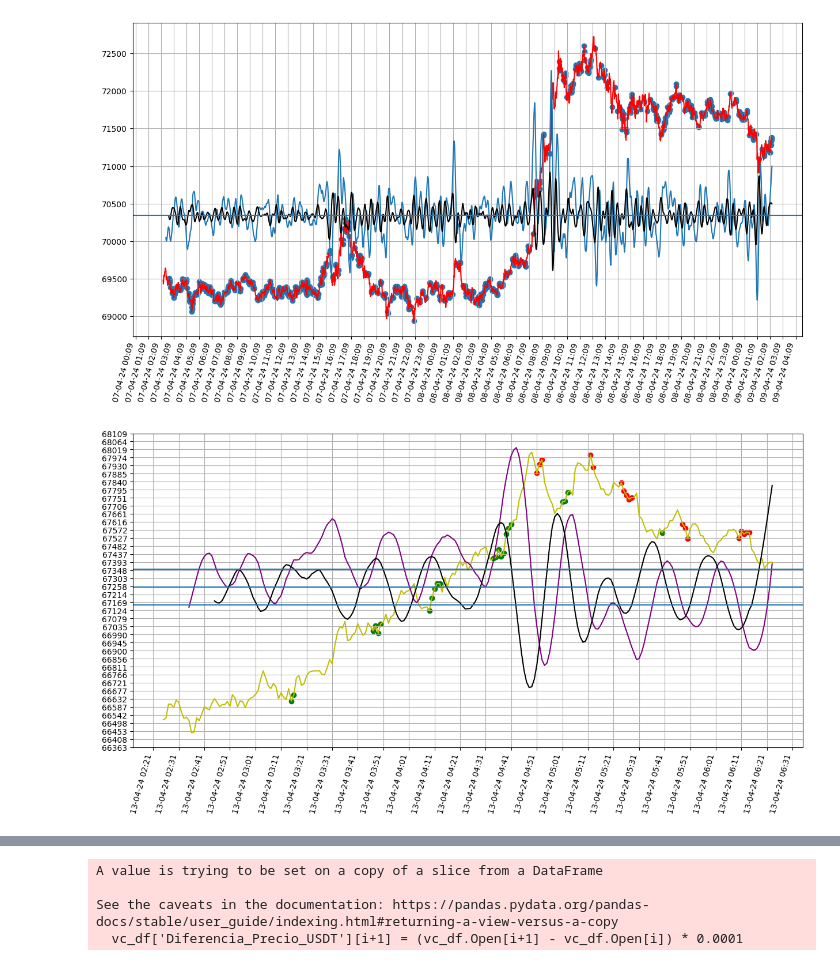
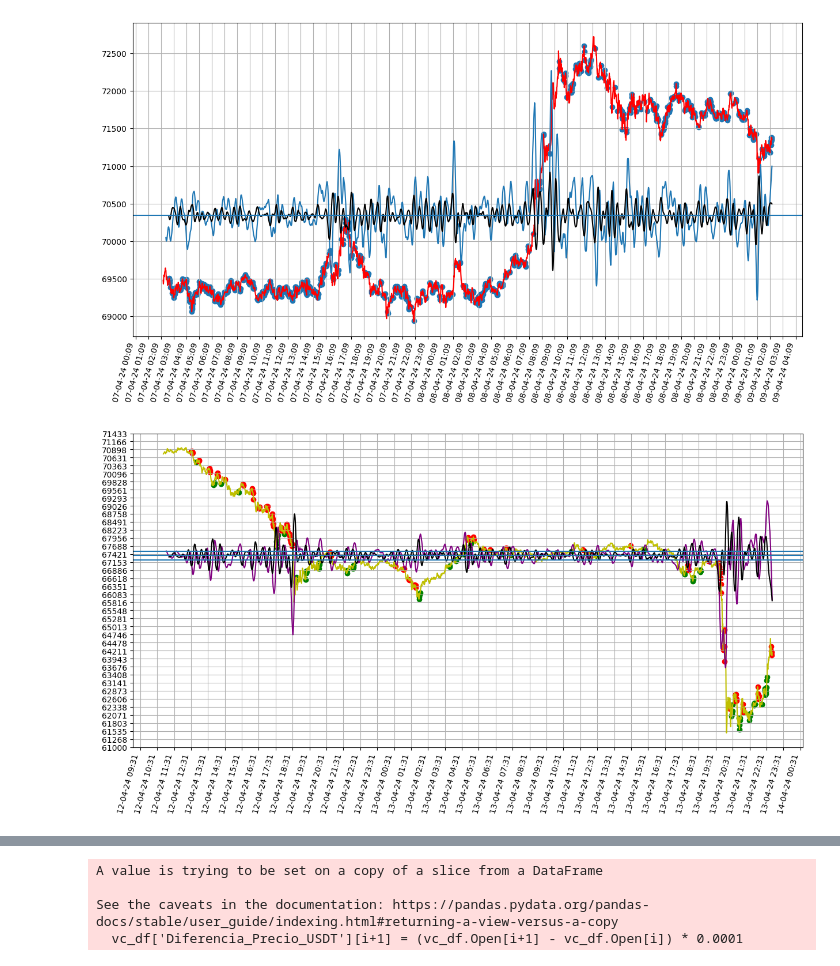
Before and after one commit to Tinmarian/tradingbot, a Jupyter notebook: cristian/scripts/analisis_estrategia_histdata.ipynb, the cells around one changed output, grey strips where cells are left out. Saved outputs shown, nothing was run; the diff lists cells and outputs as text; code cells hidden in the pictures.

```diff
--- a/cristian/scripts/analisis_estrategia_histdata.ipynb
+++ b/cristian/scripts/analisis_estrategia_histdata.ipynb
@@ -140,7 +140,7 @@ while True:
     ##################################################################################################################################
     # Descarga y limpieza de datos de X días atrás a hoy.
     ##################################################################################################################################
-    recent_data = pd.DataFrame(client.get_historical_klines('BTCTUSD','1m','4 hours ago UTC'))
+    recent_data = pd.DataFrame(client.get_historical_klines('BTCTUSD','1m',' 36 hours ago UTC'))
     recent_data = recent_data.iloc[:,:6]
     recent_data.columns = ['Tiempo','Open','High','Low','Close','Volume']
     recent_data['Tiempo'] = pd.to_datetime(recent_data.Tiempo,unit='ms')
@@ -218,35 +218,35 @@ while True:
     #             del lista[idx]
 
     ######################################################################
     # Ahora ya podemos visualizar los resultados con el siguiente código.
     ######################################################################
     mp = recent_data.Open[initial_date_index:final_date_index].mean()
     plt.figure(figsize=(15,8))
     plt.plot(recent_data.Tiempo[initial_date_index - rango:final_date_index + rango],recent_data.Open[initial_date_index - rango:final_date_index + rango].multiply(1),color='y')
     plt.plot(recent_data.Tiempo[initial_date_index:final_date_index],recent_data.PD_Interpolacion[initial_date_index:final_date_index].multiply(1000)+mp,'purple')
     plt.plot(recent_data.Tiempo[initial_date_index:final_date_index],recent_data.SD_Interpolacion[initial_date_index:final_date_index].multiply(250000)+mp,color='k')
     # plt.plot(recent_data.Tiempo[initial_date_index:final_date_index],recent_data.TD_Interpolacion[initial_date_index:final_date_index].multiply(300)+mp,color='y')
     plt.scatter(recent_data.Tiempo.iloc[max_points_idx],recent_data.Open.iloc[max_points_idx],color='g')
     plt.scatter(recent_data.Tiempo.iloc[min_points_idx],recent_data.Open.iloc[min_points_idx],color='r')
     plt.grid(visible=True)
 
     # Set minor tick locations.
     plt.gca().xaxis.set_major_formatter(mdates.DateFormatter('%d-%m-%y %H:%M'))
-    plt.gca().xaxis.set_major_locator(mdates.MinuteLocator(interval=10))
+    plt.gca().xaxis.set_major_locator(mdates.MinuteLocator(interval=60))
     plt.gca().yaxis.set_major_locator(ticker.LinearLocator(40))
     plt.gcf().autofmt_xdate()
 
     # Set grid to use minor tick locations.
     plt.grid(which = 'minor')
     plt.xticks(rotation=75)
     plt.axhline(mp)
     plt.axhline(np.std(recent_data.SD_Interpolacion)*std_mult + mp)
     plt.axhline(mp - np.std(recent_data.SD_Interpolacion)*std_mult)
     # plt.axvline(datetime.strptime('2024-04-04 09:59:00','%Y-%m-%d %H:%M:%S'))
     plt.show()
     # sleep(15)
 # %% [output]
-[figure, old version]
+[figure, new version]
 # %%
 recent_data[-600:]
 # %% [output]
```
Also changed, not shown: 4 other files.
